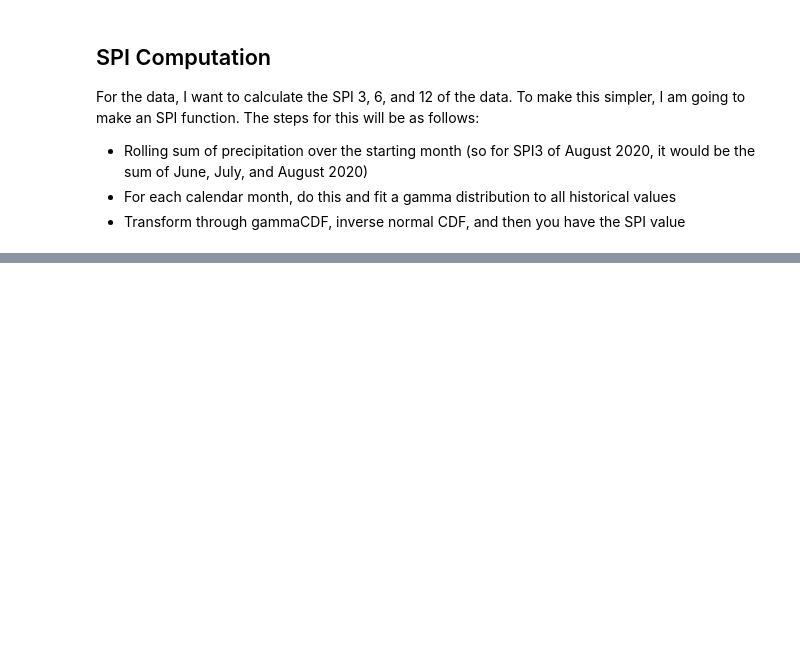
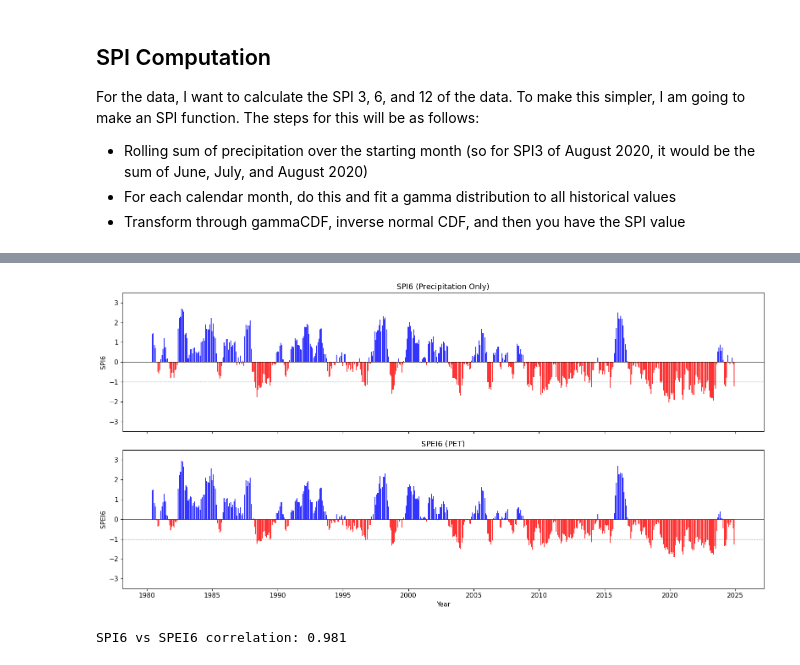
Before and after one commit to sgosmyt2/mendoza-basin-analysis, a Jupyter notebook: notebooks/drought_indices.ipynb, the cells around one changed output, grey strips where cells are left out. Cells and saved outputs as stored; diff of their text form; code cells hidden in the pictures; blank space fills up the shorter version.

Commit message:
Added SPEI, SPI analysis and SPI and SPEI comparison

```diff
--- a/notebooks/drought_indices.ipynb
+++ b/notebooks/drought_indices.ipynb
@@ -107,0 +195,35 @@ SPI-12 mean: -0.000, std: 1.001
+# %%
+fig, axes = plt.subplots(2, 1, figsize=(16, 8), sharex=True)
+
+# SPI6
+valid = spi_6.dropna()
+colors = ["red" if v < 0 else "blue" for v in valid.values]
+axes[0].bar(valid.index, valid.values, color=colors, width=25, alpha=0.8)
+axes[0].axhline(y=-1.0, color=bcolor, linestyle="--", linewidth=0.8, alpha=0.8)
+axes[0].axhline(y=0, color="black", linewidth=0.5)
+axes[0].set_ylabel("SPI6")
+axes[0].set_title("SPI6 (Precipitation Only)", fontsize=13)
+axes[0].set_ylim(-3.5, 3.5)
+
+# SPEI6
+valid = spei_6.dropna()
+colors = ["red" if v < 0 else "blue" for v in valid.values]
+axes[1].bar(valid.index, valid.values, color=colors, width=25, alpha=0.8)
+axes[1].axhline(y=-1.0, color=bcolor, linestyle="--", linewidth=0.8, alpha=0.8)
+axes[1].axhline(y=0, color="black", linewidth=0.5)
+axes[1].set_ylabel("SPEI6")
+axes[1].set_title("SPEI6 (PET)", fontsize=13)
+axes[1].set_ylim(-3.5, 3.5)
+axes[1].set_xlabel("Year")
+
+plt.tight_layout()
+plt.savefig("../outputs/figures/spi_vs_spei.png", dpi=150, bbox_inches="tight")
+plt.show()
+
+# Comparison
+both_valid = pd.DataFrame({"SPI6": spi_6, "SPEI6": spei_6}).dropna()
+correlation = both_valid.corr().iloc[0, 1]
+print(f"SPI6 vs SPEI6 correlation: {correlation:.3f}")
+# %% [output]
+[figure, added]
+SPI6 vs SPEI6 correlation: 0.981
```
Also changed, not shown: parts of 6 cells of this notebook, 2 other files.
